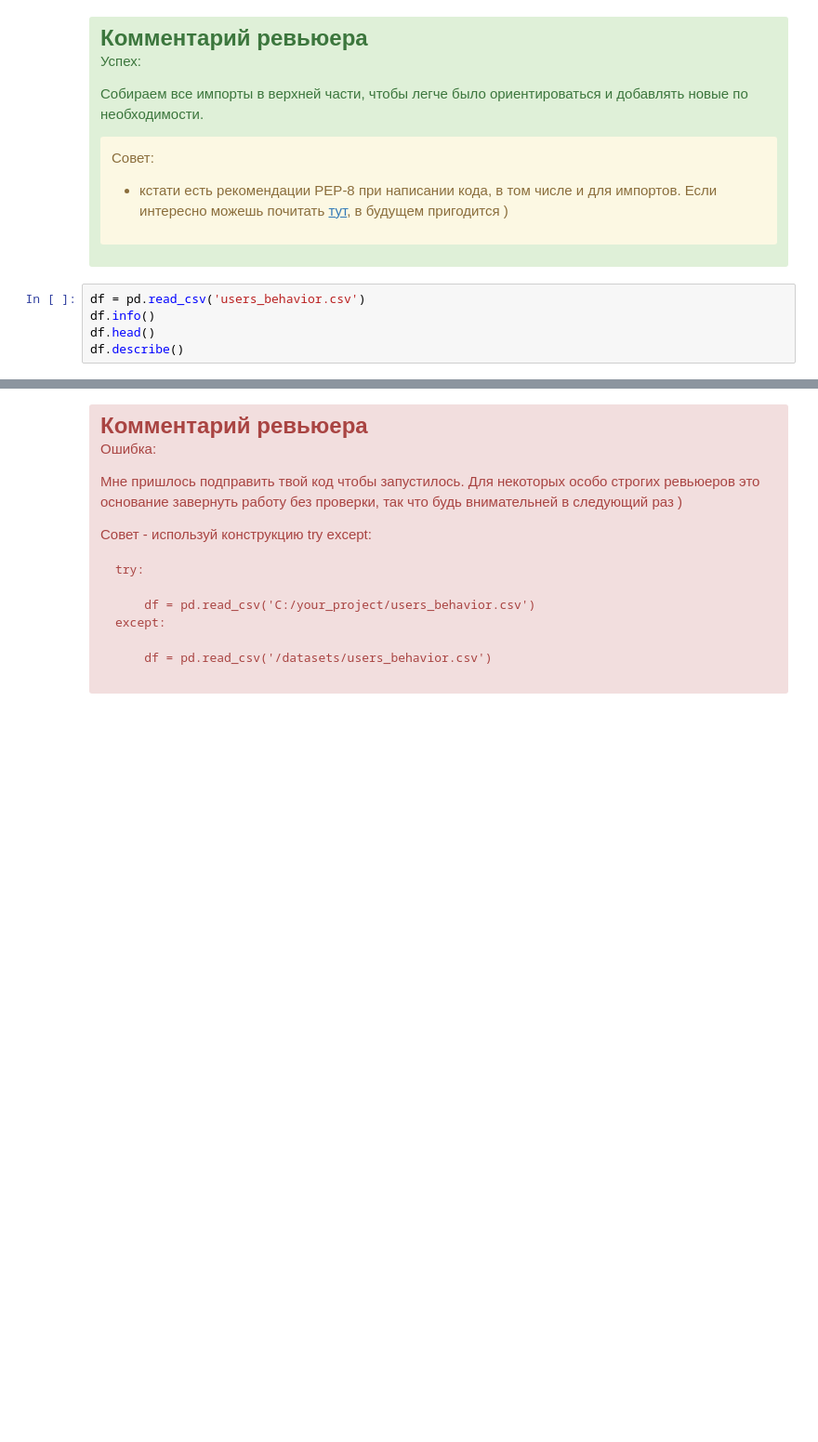
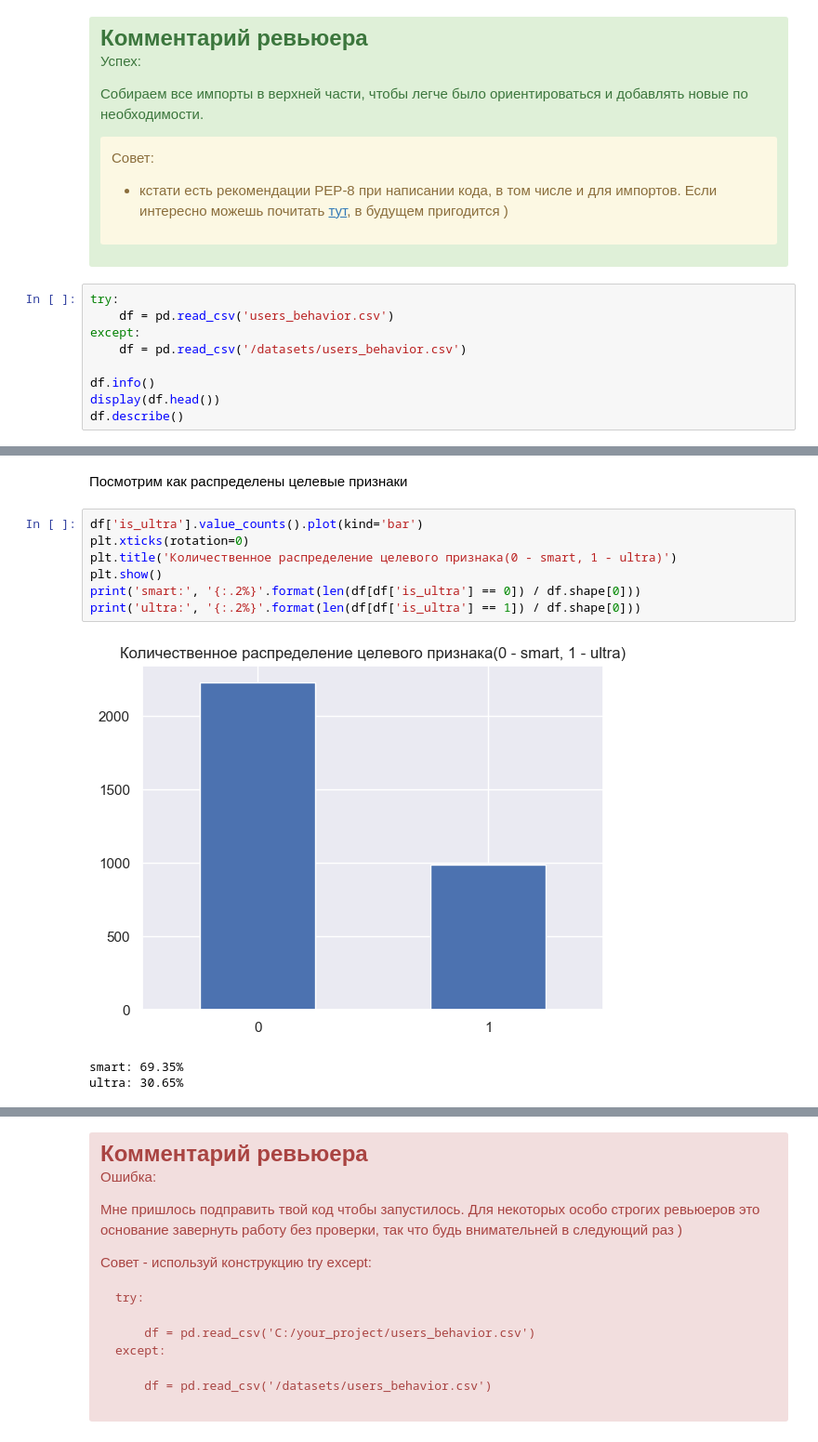
Before and after one commit to alex-blessed/YandexP-projects, a Jupyter notebook: YaTariffs.ipynb, the cells around one changed output, grey strips where cells are left out. Shown: that part at 93% size. Saved outputs shown, nothing was run; the diff lists cells and outputs as text; blank space fills up the shorter version.

```diff
--- a/YaTariffs.ipynb
+++ b/YaTariffs.ipynb
@@ -74,8 +74,12 @@ from sklearn.dummy import DummyClassifier
 
 - кстати есть рекомендации PEP-8 при написании кода, в том числе и для импортов. Если интересно можешь почитать [тут](https://pythonworld.ru/osnovy/pep-8-rukovodstvo-po-napisaniyu-koda-na-python.html), в будущем пригодится )
 # %%
-df = pd.read_csv('users_behavior.csv')
+try:
+    df = pd.read_csv('users_behavior.csv')
+except:
+    df = pd.read_csv('/datasets/users_behavior.csv')
+
 df.info()
-df.head()
+display(df.head())
 df.describe()
 # %% [output]
@@ -82,0 +113,13 @@ FileNotFoundError: [Errno 2] No such file or directory: 'users_behavior.csv'
+# %% [markdown]
+Посмотрим как распределены целевые признаки
+# %%
+df['is_ultra'].value_counts().plot(kind='bar')
+plt.xticks(rotation=0)
+plt.title('Количественное распределение целевого признака(0 - smart, 1 - ultra)')
+plt.show()
+print('smart:', '{:.2%}'.format(len(df[df['is_ultra'] == 0]) / df.shape[0]))
+print('ultra:', '{:.2%}'.format(len(df[df['is_ultra'] == 1]) / df.shape[0]))
+# %% [output]
+[figure, added]
+smart: 69.35%
+ultra: 30.65%
```
Also changed, not shown: parts of 3 cells of this notebook.
